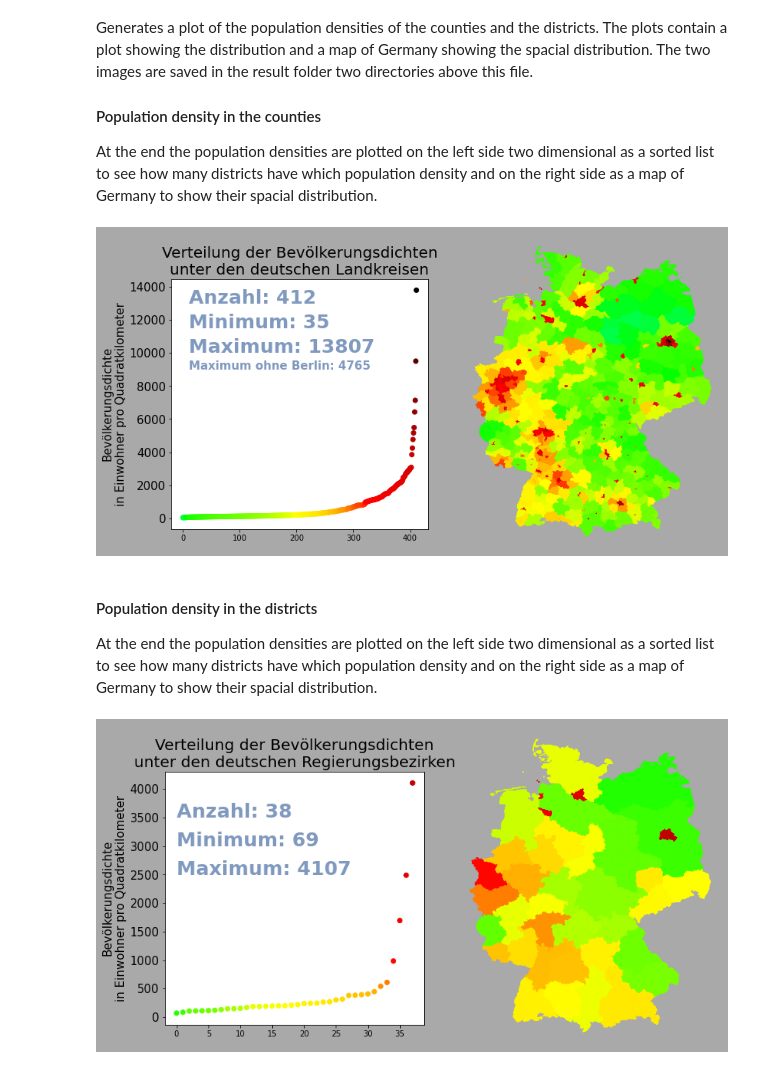
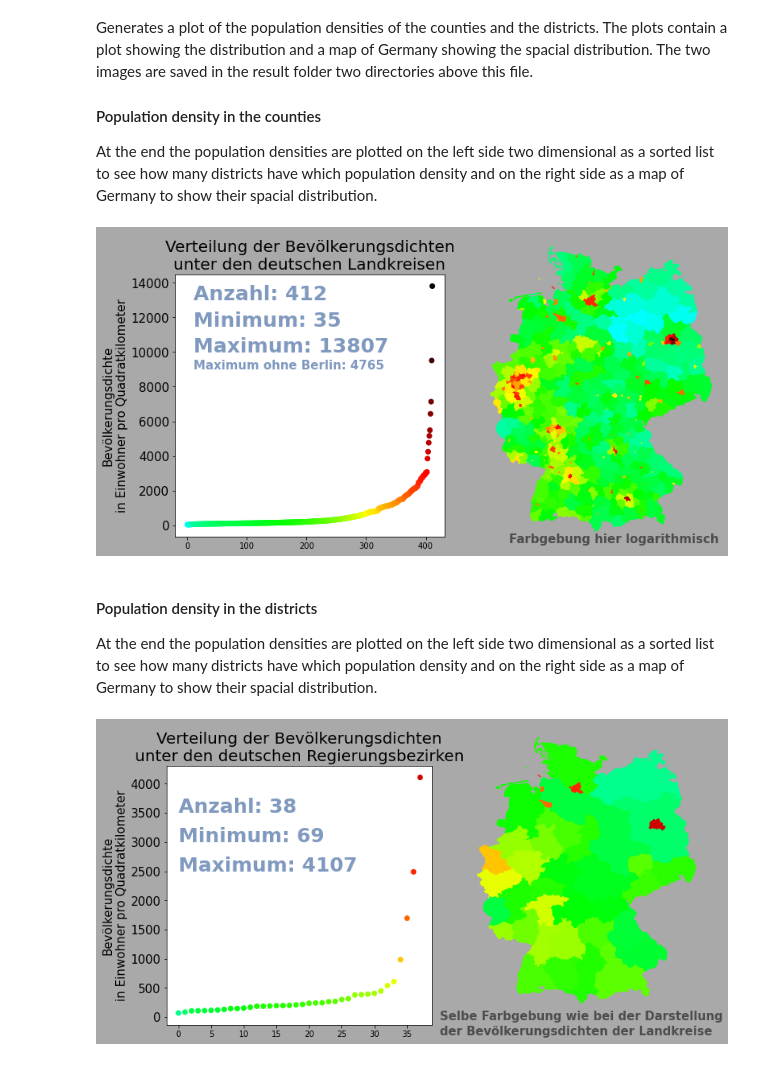
Before and after one commit to leanderbuerkin/Bachelorarbeit, a Jupyter notebook: programms/investigate_and_plot/plot_population_densities_counties_districts.ipynb, the cells around one changed output. Cells and saved outputs as stored; diff of their text form; code cells hidden in the pictures.

Commit message:
finallized most of the plots - only selected counties and SIR-modell missing!

```diff
--- a/programms/investigate_and_plot/plot_population_densities_counties_districts.ipynb
+++ b/programms/investigate_and_plot/plot_population_densities_counties_districts.ipynb
@@ -47,21 +49,24 @@ plt.text(10, 10000, "Maximum: " + str(int(population_densities[-1])),
          fontweight=1000, fontsize=25, color=(0.5, 0.6, 0.75))
 plt.text(10, 9000, "Maximum ohne Berlin: " + str(int(population_densities[-7])),
          fontweight=1000, fontsize=15, color=(0.5, 0.6, 0.75))
+plt.text(540, -1000, "Farbgebung hier logarithmisch",
+         fontweight=1000, fontsize=15, color=(0.3,0.3,0.3))
 
 colors = list()
 for pop_density in population_densities:
-    colors.append(color_scheme(pop_density, population_densities))
+    colors.append(color_scheme(math.log(pop_density),
+                               [math.log(e) for e in population_densities]))
 plt.scatter([i for i in range(len(population_densities))],
             population_densities, color=colors)
 
-ax = plt.axes([1, 0.06, 0.79, 0.96], frameon=False)
+ax = plt.axes([1, 0.1, 0.7, 0.9], frameon=False)
 ax.axes.get_xaxis().set_visible(False)
 ax.axes.get_yaxis().set_visible(False)
 for county in counties_geography.values():
     for polygon in county['geometry']:
         x,y = np.array(polygon).T
-        plt.fill(x, y, color=color_scheme(county["population_density"],
-                                          population_densities))
+        plt.fill(x, y, color=color_scheme(math.log(county["population_density"]),
+                                          [math.log(e) for e in population_densities]))
 
 os.chdir(".."), os.chdir("..")    # move to correct directory
 # check if the needed directory is available - otherwise create it
@@ -70,7 +75,7 @@ plt.savefig("results/population_density_counties.png",
             facecolor="darkgrey", bbox_inches=Bbox([[-0.7,0.45],[10.7,6]]))
 os.chdir(pop_densities_directory)    # return to original directory
 # %% [output]
-[figure, old version]
+[figure, new version]
 # %% [markdown]
 #### Population density in the districts
 At the end the population densities are plotted on the left side two dimensional as a sorted list to see how many districts have which population density and on the right side as a map of Germany to show their spacial distribution.
@@ -89,35 +94,40 @@ plt.text(0, 3500, "Anzahl: " + str(len(population_densities_districts)),
          fontweight=1000, fontsize=25, color=(0.5, 0.6, 0.75))
 plt.text(0, 3000, "Minimum: " + str(int(population_densities_districts[0])),
          fontweight=1000, fontsize=25, color=(0.5, 0.6, 0.75))
 plt.text(0, 2500, "Maximum: " + str(int(population_densities_districts[-1])),
          fontweight=1000, fontsize=25, color=(0.5, 0.6, 0.75))
+plt.text(40, -50, "Selbe Farbgebung wie bei der Darstellung",
+         fontweight=1000, fontsize=15, color=(0.3,0.3,0.3))
+plt.text(40, -300, "der Bevölkerungsdichten der Landkreise",
+         fontweight=1000, fontsize=15, color=(0.3,0.3,0.3))
 
 colors = list()
 for pop_density in population_densities_districts:
     # inhere the population density of the counties (population_densities)
     # is used to scale to compare it easier
-    colors.append(color_scheme(pop_density, population_densities))
+    colors.append(color_scheme(math.log(pop_density),
+                               [math.log(e) for e in population_densities]))
 plt.scatter([i for i in range(len(population_densities_districts))],
             population_densities_districts, color=colors)
 
 
-ax = plt.axes([1, 0.06, 0.79, 0.96], frameon=False)
+ax = plt.axes([1, 0.15, 0.7, 0.85], frameon=False)
 ax.axes.get_xaxis().set_visible(False)
 ax.axes.get_yaxis().set_visible(False)
 for district in districts.values():
     for AdmUnitId in district["counties"]:
         for polygon in counties_geography[AdmUnitId]['geometry']:
             x,y = np.array(polygon).T
-            plt.fill(x, y, color=color_scheme(district["population_density"],
-                                              population_densities))
+            plt.fill(x, y, color=color_scheme(math.log(district["population_density"]),
+                                              [math.log(e) for e in population_densities]))
     # remove '#' to count the districts
     # plt.plot(x, y, color="black")
 
 os.chdir(".."), os.chdir("..")    # move to correct directory
 # check if the needed directory is available - otherwise create it
 if not(os.path.isdir("results")): os.makedirs("results")
 plt.savefig("results/population_density_ditricts.png",
             facecolor="darkgrey", bbox_inches=Bbox([[-0.7,0.45],[10.7,6]]))
 os.chdir(pop_densities_directory)    # return to original directory
 # %% [output]
-[figure, old version]
+[figure, new version]
```
Also changed, not shown: parts of 1 cell of this notebook, 25 other files.
